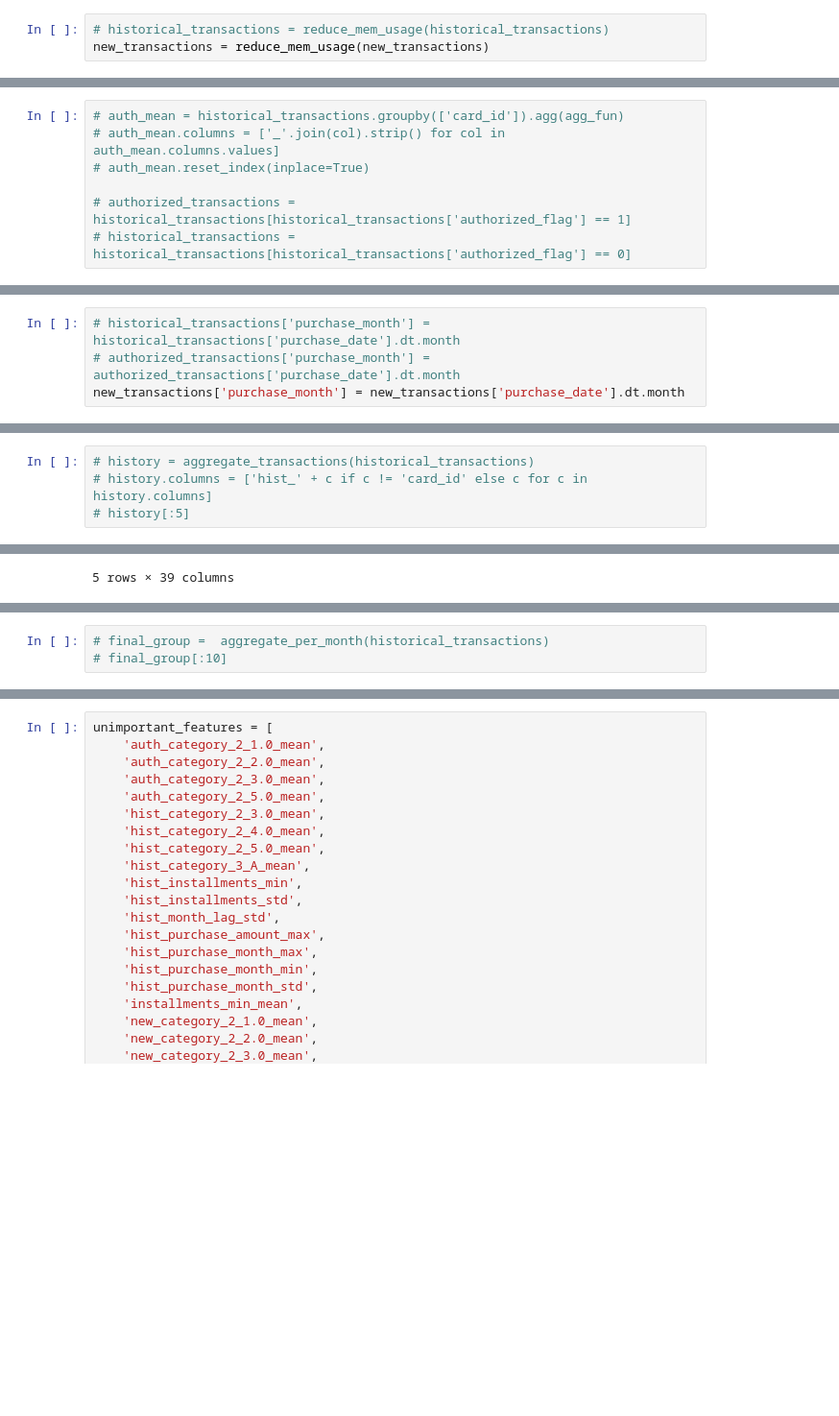
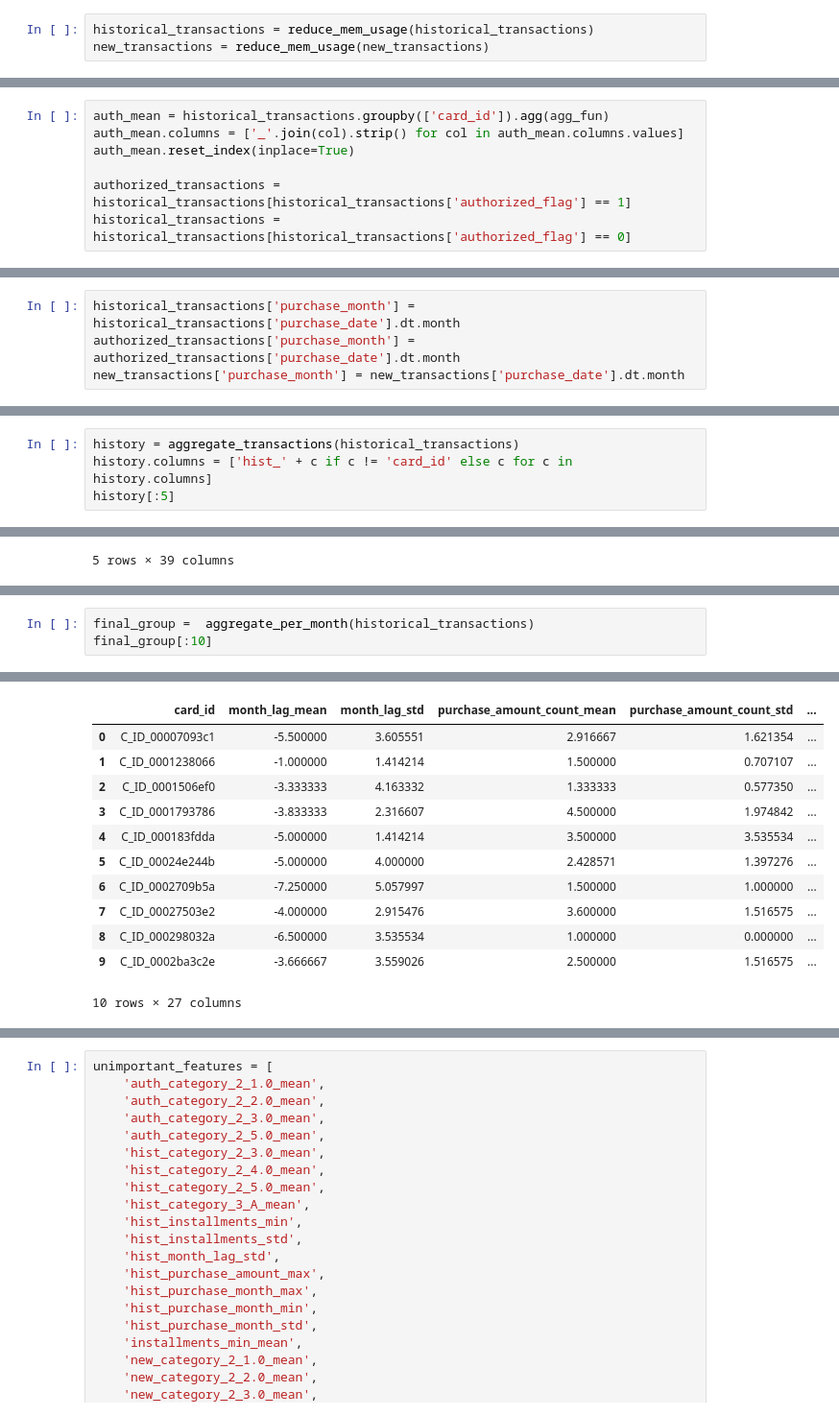
Before and after one commit to gane-dev/DeepLearning, a Jupyter notebook: elo-predictionv3.ipynb, the cells around one changed output, grey strips where cells are left out. Shown: that part at 96% size. Cells and saved outputs as stored; diff of their text form; blank space fills up the shorter version.

```diff
--- a/elo-predictionv3.ipynb
+++ b/elo-predictionv3.ipynb
@@ -96,5 +96,5 @@ new_transactions['month_diff'] += new_transactions['month_lag']
 new_transactions = pd.get_dummies(new_transactions, columns=['category_2', 'category_3'])
 # %%
-# historical_transactions = reduce_mem_usage(historical_transactions)
+historical_transactions = reduce_mem_usage(historical_transactions)
 new_transactions = reduce_mem_usage(new_transactions)
 # %% [output]
@@ -102,9 +103,9 @@ Mem. usage decreased to 86.12 Mb (58.9% reduction)
 # %%
 agg_fun = {'authorized_flag': ['sum', 'mean']}
 # %%
-# auth_mean = historical_transactions.groupby(['card_id']).agg(agg_fun)
-# auth_mean.columns = ['_'.join(col).strip() for col in auth_mean.columns.values]
-# auth_mean.reset_index(inplace=True)
+auth_mean = historical_transactions.groupby(['card_id']).agg(agg_fun)
+auth_mean.columns = ['_'.join(col).strip() for col in auth_mean.columns.values]
+auth_mean.reset_index(inplace=True)
 
-# authorized_transactions = historical_transactions[historical_transactions['authorized_flag'] == 1]
-# historical_transactions = historical_transactions[historical_transactions['authorized_flag'] == 0]
+authorized_transactions = historical_transactions[historical_transactions['authorized_flag'] == 1]
+historical_transactions = historical_transactions[historical_transactions['authorized_flag'] == 0]
@@ -114,6 +112,6 @@ agg_fun = {'authorized_flag': ['sum', 'mean']}
 # %%
-# historical_transactions['purchase_month'] = historical_transactions['purchase_date'].dt.month
-# authorized_transactions['purchase_month'] = authorized_transactions['purchase_date'].dt.month
+historical_transactions['purchase_month'] = historical_transactions['purchase_date'].dt.month
+authorized_transactions['purchase_month'] = authorized_transactions['purchase_date'].dt.month
 new_transactions['purchase_month'] = new_transactions['purchase_date'].dt.month
 # %%
 def aggregate_transactions(history):
@@ -151,6 +149,6 @@ def aggregate_transactions(history):
     agg_history = pd.merge(df, agg_history,on='card_id',how='left')
     return agg_history
 # %%
-# history = aggregate_transactions(historical_transactions)
-# history.columns = ['hist_' + c if c != 'card_id' else c for c in history.columns]
-# history[:5]
+history = aggregate_transactions(historical_transactions)
+history.columns = ['hist_' + c if c != 'card_id' else c for c in history.columns]
+history[:5]
@@ -188,5 +202,6 @@ def aggregate_per_month(history):
 
     return final_group
 # %%
-# final_group =  aggregate_per_month(historical_transactions)
-# final_group[:10]
+final_group =  aggregate_per_month(historical_transactions)
+final_group[:10]
+# %% [output]
@@ -193 +225,13 @@ def aggregate_per_month(history):
+|  | card_id | month_lag_mean | month_lag_std | purchase_amount_count_mean | purchase_amount_count_std | ... |
+| 0 | C_ID_00007093c1 | -5.500000 | 3.605551 | 2.916667 | 1.621354 | ... |
+| 1 | C_ID_0001238066 | -1.000000 | 1.414214 | 1.500000 | 0.707107 | ... |
+| 2 | C_ID_0001506ef0 | -3.333333 | 4.163332 | 1.333333 | 0.577350 | ... |
+| 3 | C_ID_0001793786 | -3.833333 | 2.316607 | 4.500000 | 1.974842 | ... |
+| 4 | C_ID_000183fdda | -5.000000 | 1.414214 | 3.500000 | 3.535534 | ... |
+| 5 | C_ID_00024e244b | -5.000000 | 4.000000 | 2.428571 | 1.397276 | ... |
+| 6 | C_ID_0002709b5a | -7.250000 | 5.057997 | 1.500000 | 1.000000 | ... |
+| 7 | C_ID_00027503e2 | -4.000000 | 2.915476 | 3.600000 | 1.516575 | ... |
+| 8 | C_ID_000298032a | -6.500000 | 3.535534 | 1.000000 | 0.000000 | ... |
+| 9 | C_ID_0002ba3c2e | -3.666667 | 3.559026 | 2.500000 | 1.516575 | ... |
+10 rows × 27 columns
 # %%
```
Also changed, not shown: parts of 41 cells of this notebook, 1 other file.
